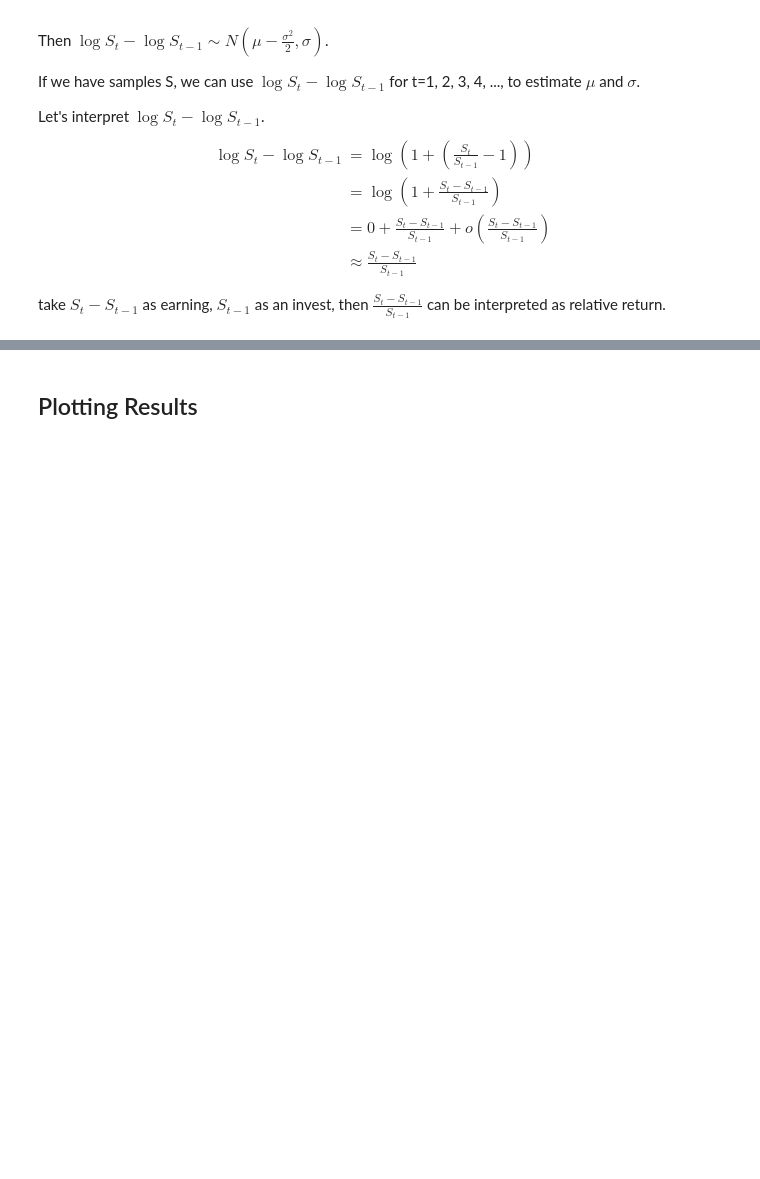
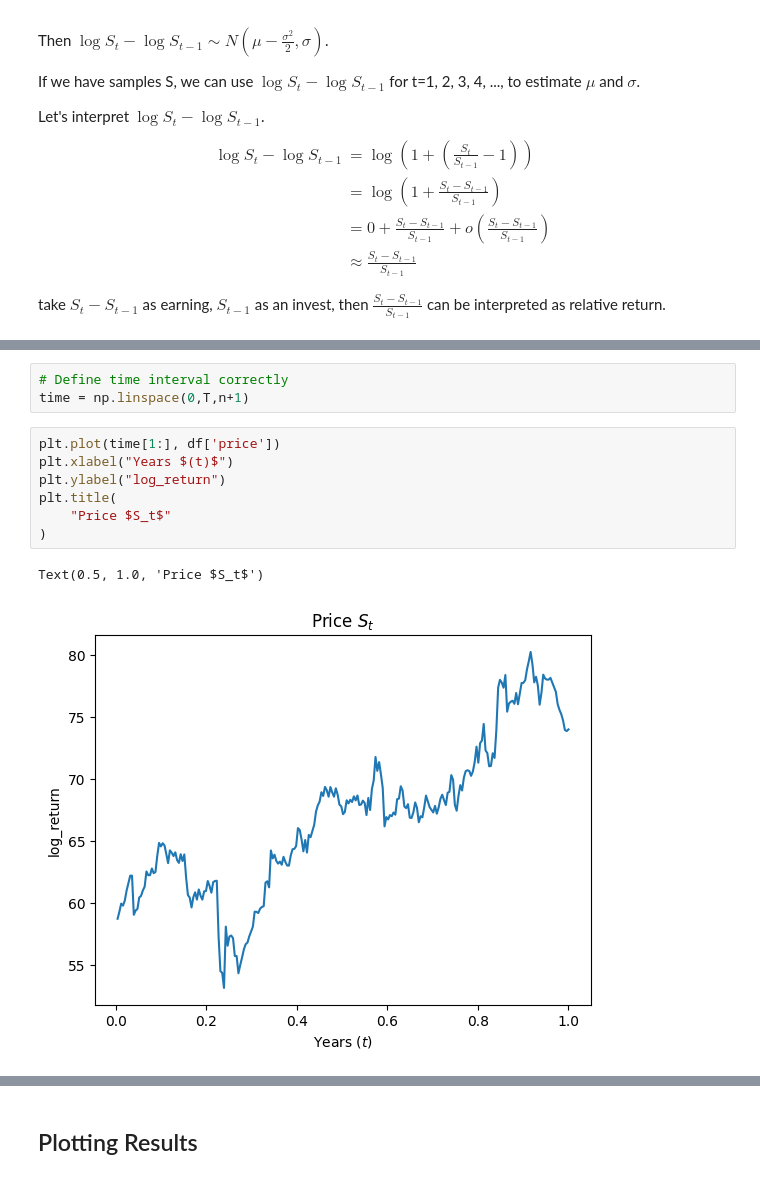
Before and after one commit to liwenw-source/stochastic-process, a Jupyter notebook: brownian_motion_share_price_modelling/brownian_motion_share_price_modelling.ipynb, the cells around one changed output, grey strips where cells are left out. Cells and saved outputs as stored; diff of their text form; blank space fills up the shorter version.

```diff
--- a/brownian_motion_share_price_modelling/brownian_motion_share_price_modelling.ipynb
+++ b/brownian_motion_share_price_modelling/brownian_motion_share_price_modelling.ipynb
@@ -96,0 +116,13 @@ sigma = 0.003
+# %%
+# Define time interval correctly
+time = np.linspace(0,T,n+1)
+# %%
+plt.plot(time[1:], df['price'])
+plt.xlabel("Years $(t)$")
+plt.ylabel("log_return")
+plt.title(
+    "Price $S_t$"
+)
+# %% [output]
+Text(0.5, 1.0, 'Price $S_t$')
+[figure, added]
```
Also changed, not shown: parts of 11 cells of this notebook.
